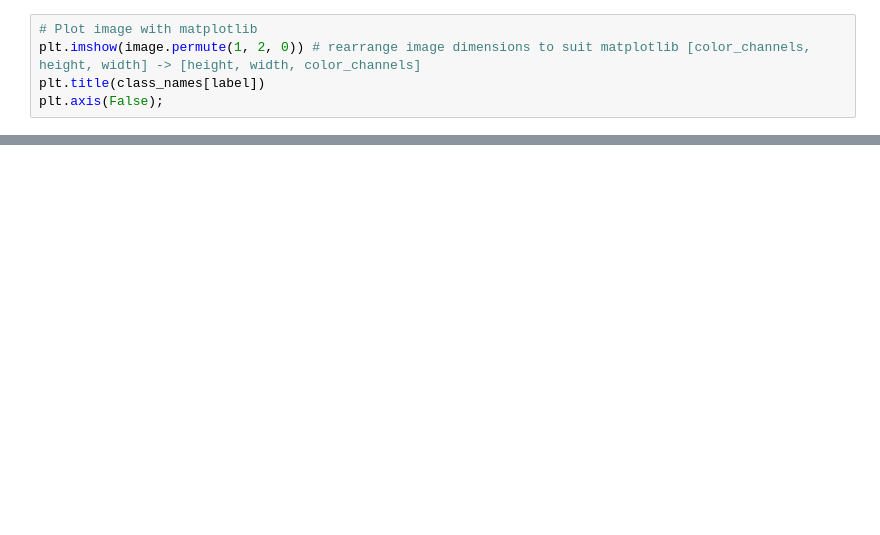
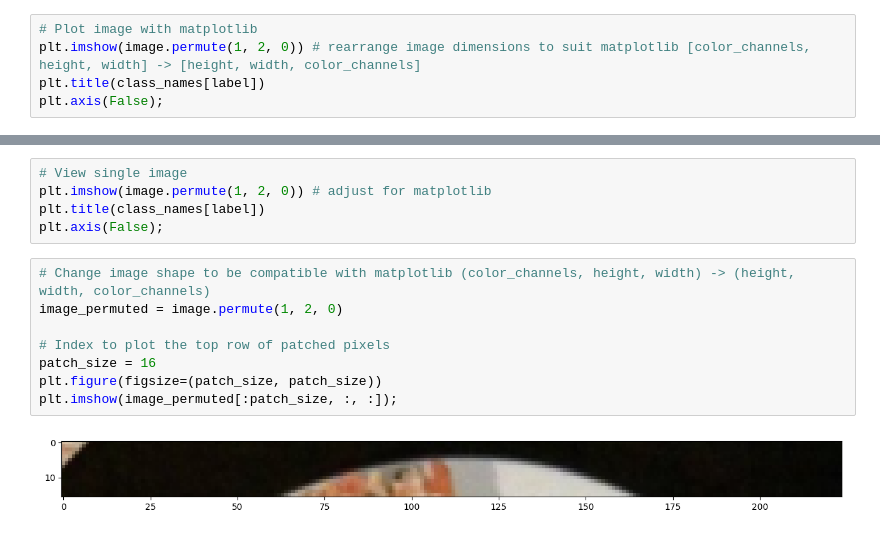
Before and after one commit to monesga/pytorch, a Jupyter notebook: paper.ipynb, the cells around one changed output, grey strips where cells are left out. Cells and saved outputs as stored; diff of their text form; blank space fills up the shorter version.

```diff
--- a/paper.ipynb
+++ b/paper.ipynb
@@ -108,0 +114,15 @@ plt.axis(False);
+# %%
+# View single image
+plt.imshow(image.permute(1, 2, 0)) # adjust for matplotlib
+plt.title(class_names[label])
+plt.axis(False);
+# %%
+# Change image shape to be compatible with matplotlib (color_channels, height, width) -> (height, width, color_channels)
+image_permuted = image.permute(1, 2, 0)
+
+# Index to plot the top row of patched pixels
+patch_size = 16
+plt.figure(figsize=(patch_size, patch_size))
+plt.imshow(image_permuted[:patch_size, :, :]);
+# %% [output]
+[figure, added]
```
Also changed, not shown: parts of 10 cells of this notebook.
